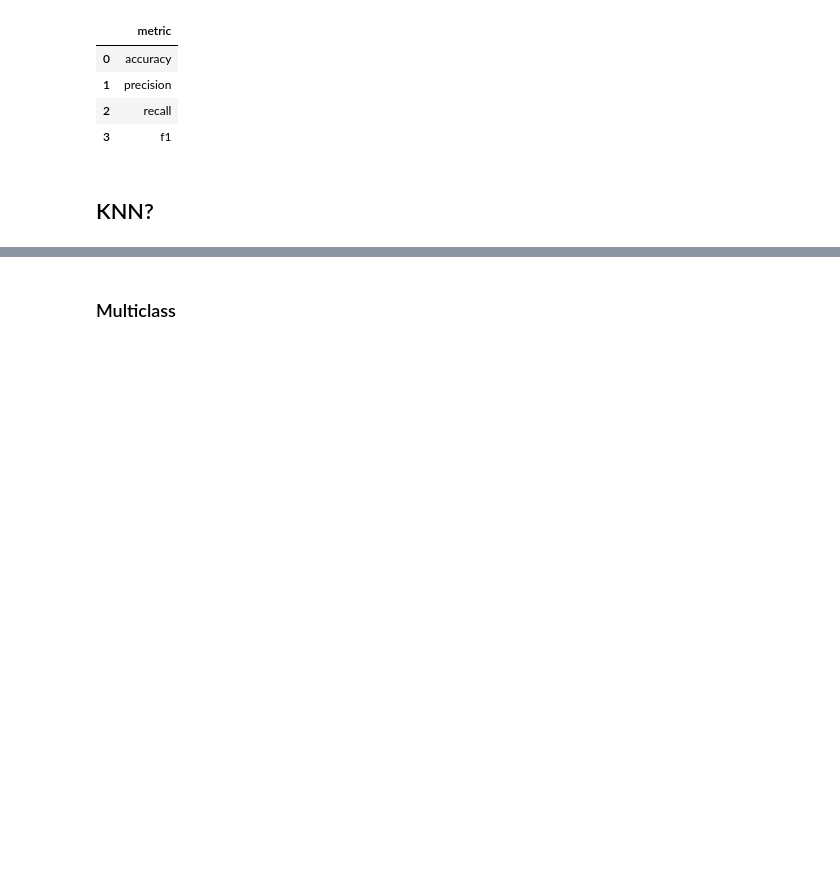
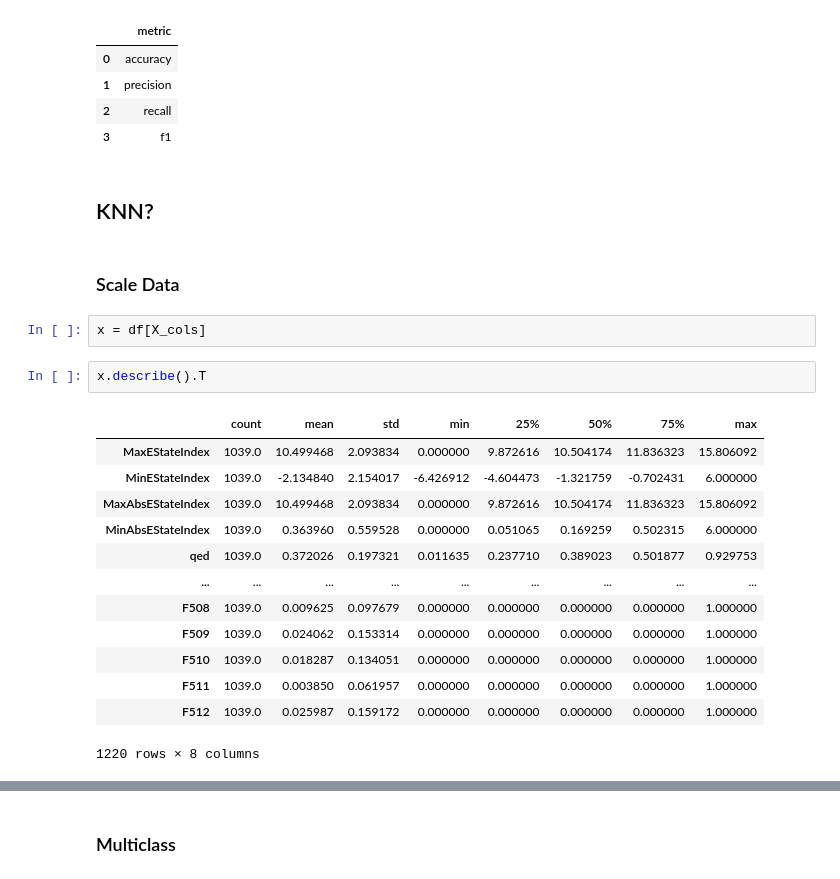
Before and after one commit to alainareeba/BIOL3340_EnzymeClassification, a Jupyter notebook: Bioinf_enzymesubstrates.ipynb, the cells around one changed output, grey strips where cells are left out. Cells and saved outputs as stored; diff of their text form; blank space fills up the shorter version.

Commit message:
Scaled data before KNN

```diff
--- a/Bioinf_enzymesubstrates.ipynb
+++ b/Bioinf_enzymesubstrates.ipynb
@@ -744,3 +736,23 @@ knn_metrics
 | 3 | f1 |
 # %% [markdown]
 ## KNN?
+# %% [markdown]
+### Scale Data
+# %%
+x = df[X_cols]
+# %%
+x.describe().T
+# %% [output]
+|  | count | mean | std | min | 25% | 50% | 75% | max |
+| MaxEStateIndex | 1039.0 | 10.499468 | 2.093834 | 0.000000 | 9.872616 | 10.504174 | 11.836323 | 15.806092 |
+| MinEStateIndex | 1039.0 | -2.134840 | 2.154017 | -6.426912 | -4.604473 | -1.321759 | -0.702431 | 6.000000 |
+| MaxAbsEStateIndex | 1039.0 | 10.499468 | 2.093834 | 0.000000 | 9.872616 | 10.504174 | 11.836323 | 15.806092 |
+| MinAbsEStateIndex | 1039.0 | 0.363960 | 0.559528 | 0.000000 | 0.051065 | 0.169259 | 0.502315 | 6.000000 |
+| qed | 1039.0 | 0.372026 | 0.197321 | 0.011635 | 0.237710 | 0.389023 | 0.501877 | 0.929753 |
+| ... | ... | ... | ... | ... | ... | ... | ... | ... |
+| F508 | 1039.0 | 0.009625 | 0.097679 | 0.000000 | 0.000000 | 0.000000 | 0.000000 | 1.000000 |
+| F509 | 1039.0 | 0.024062 | 0.153314 | 0.000000 | 0.000000 | 0.000000 | 0.000000 | 1.000000 |
+| F510 | 1039.0 | 0.018287 | 0.134051 | 0.000000 | 0.000000 | 0.000000 | 0.000000 | 1.000000 |
+| F511 | 1039.0 | 0.003850 | 0.061957 | 0.000000 | 0.000000 | 0.000000 | 0.000000 | 1.000000 |
+| F512 | 1039.0 | 0.025987 | 0.159172 | 0.000000 | 0.000000 | 0.000000 | 0.000000 | 1.000000 |
+1220 rows × 8 columns
```
Also changed, not shown: parts of 21 cells of this notebook.
